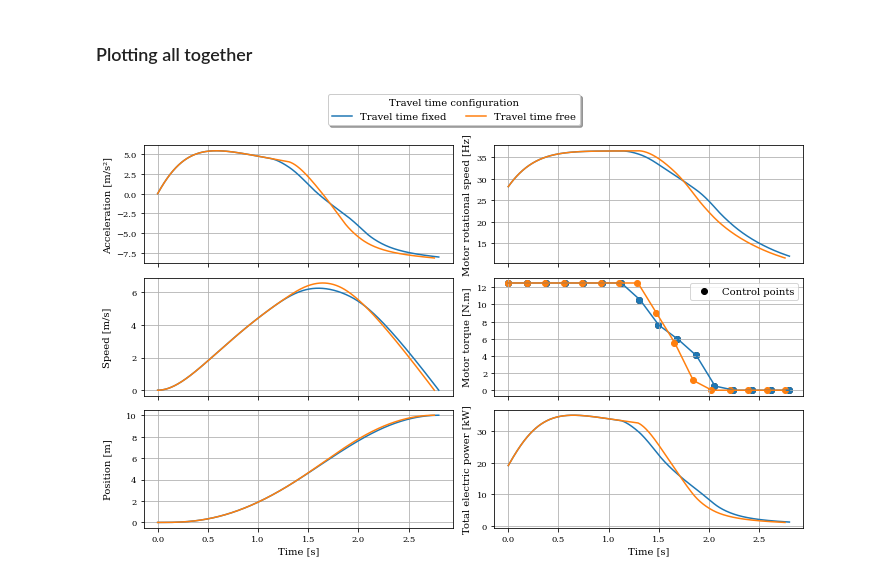
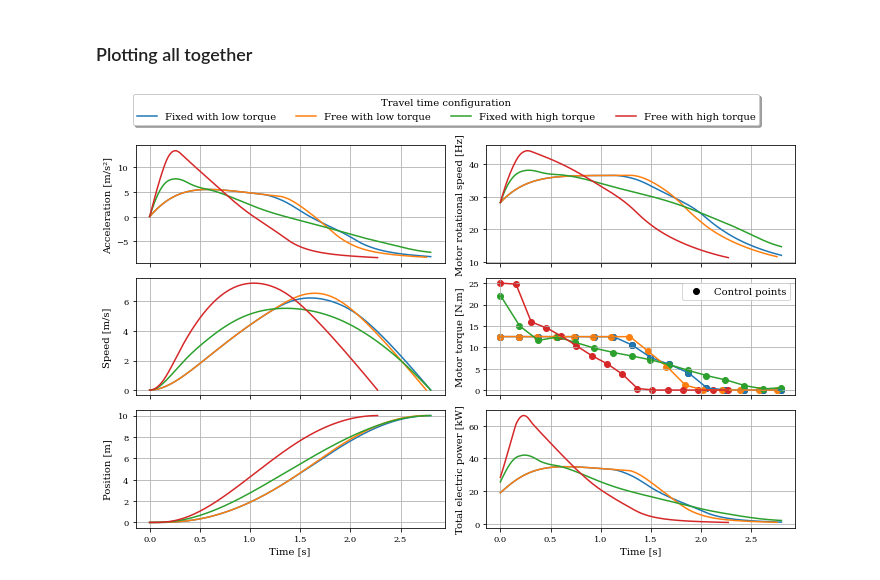
Before and after one commit to SizingLab/multirotor_trajectory_optimization, a Jupyter notebook: openmdao/04_Trajectories.ipynb, the cells around one changed output. Cells and saved outputs as stored; diff of their text form; code cells hidden in the pictures.

Commit message:
Combined trajectory plots

```diff
--- a/openmdao/04_Trajectories.ipynb
+++ b/openmdao/04_Trajectories.ipynb
@@ -515,3 +506,8 @@ VBox(children=(HBox(children=(Button(description='Load', icon='upload', style=Bu
 fig = plot_trajectory(optim_problem_traj_fixed.model.trajectory.trajectory.res, problem=optim_problem_traj_fixed)
 # %% [output]
 [figure]
+# %%
+REF_INPUT_FILE = pth.join(WORK_FOLDER_PATH, 'problem_inputs_traj_time.xml')
+TRAJECTORY_CONFIGURATION_FILE = pth.join(DATA_FOLDER_PATH, 'multirotor_trajectory_free_time_high_torque.toml')
+api.generate_inputs(TRAJECTORY_CONFIGURATION_FILE, REF_INPUT_FILE, overwrite=True)
+optim_problem_traj_high_torque = api.optimize_problem(TRAJECTORY_CONFIGURATION_FILE, overwrite=True)
@@ -517,0 +545,5 @@ fig = plot_trajectory(optim_problem_traj_fixed.model.trajectory.trajectory.res,
+# %%
+REF_INPUT_FILE = pth.join(WORK_FOLDER_PATH, 'problem_inputs_traj_time.xml')
+TRAJECTORY_CONFIGURATION_FILE = pth.join(DATA_FOLDER_PATH, 'multirotor_trajectory_fixed_time_high_torque.toml')
+api.generate_inputs(TRAJECTORY_CONFIGURATION_FILE, REF_INPUT_FILE, overwrite=True)
+optim_problem_traj_fixed_high_torque = api.optimize_problem(TRAJECTORY_CONFIGURATION_FILE, overwrite=True)
@@ -517,0 +577,2 @@ fig = plot_trajectory(optim_problem_traj_fixed.model.trajectory.trajectory.res,
+# %%
+fig = plot_trajectory(optim_problem_traj_fixed_high_torque.model.trajectory.trajectory.res, problem=optim_problem_traj_fixed_high_torque)
@@ -613,33 +676,105 @@ ax5.plot(t, x)
 
 # Motor speed
 ax2.plot(t, n)
 
 # Motor torque
 ax4.plot(t, T)
 if problem:
     ax4.scatter(t0, T0)
 
 # Total electric  power
 ax6.plot(t, power * 1e-3)
 
+res = optim_problem_traj_fixed_high_torque.model.trajectory.trajectory.res
+problem = optim_problem_traj_fixed_high_torque
 
-line_labels = ["Travel time fixed", "Travel time free"]
+t = np.array(res["time"])
+xpp = res["droneMassPropeller.der(xp)"]
+xp = res["droneMassPropeller.xp"]
+x = res["droneMassPropeller.x"]
+n = res["droneMassPropeller.n"]
+T = res["droneMassPropeller.T"]
+power = res["droneMassPropeller.Power"]
+
+if problem:
+    t0 = problem["data:trajectory:time"]
+    T0 = problem["data:trajectory:torque"]
+
+
+# Acceleration
+l3 = ax1.plot(t, xpp)
+
+# Speed
+ax3.plot(t, xp)
+
+# Position
+ax5.plot(t, x)
+
+# Motor speed
+ax2.plot(t, n)
+
+# Motor torque
+ax4.plot(t, T)
+if problem:
+    ax4.scatter(t0, T0)
+
+# Total electric  power
+ax6.plot(t, power * 1e-3)
+
+res = optim_problem_traj_high_torque.model.trajectory.trajectory.res
+problem = optim_problem_traj_high_torque
+
+t = np.array(res["time"])
+xpp = res["droneMassPropeller.der(xp)"]
+xp = res["droneMassPropeller.xp"]
+x = res["droneMassPropeller.x"]
+n = res["droneMassPropeller.n"]
+T = res["droneMassPropeller.T"]
+power = res["droneMassPropeller.Power"]
+
+if problem:
+    t0 = problem["data:trajectory:time"]
+    T0 = problem["data:trajectory:torque"]
+
+
+# Acceleration
+l4 = ax1.plot(t, xpp)
+
+# Speed
+ax3.plot(t, xp)
+
+# Position
+ax5.plot(t, x)
+
+# Motor speed
+ax2.plot(t, n)
+
+# Motor torque
+ax4.plot(t, T)
+if problem:
+    ax4.scatter(t0, T0)
+
+# Total electric  power
+ax6.plot(t, power * 1e-3)
+
+
+line_labels = ["Fixed with low torque", "Free with low torque", "Fixed with high torque", "Free with high torque"]
 
 # Create the legend
 legend = fig.legend([l1, l2, l3, l4],     # The line objects
            labels=line_labels,   # The labels for each line
            loc="lower center",   # Position of legend
            # borderaxespad=0.1,    # Small spacing around legend box
            title="Travel time configuration",  # Title for the legend
            bbox_to_anchor=(0.5, 1.01),
            ncol=4, fancybox=True, shadow=True
            )
 
 fig.align_ylabels()
 fig.tight_layout()
 # plt.legend()
-fig.savefig("trajectories_travel_time_low_torque.pdf", bbox_extra_artists=(legend,), bbox_inches='tight')
+fig.savefig("trajectories_travel_time_and_torque.pdf", bbox_extra_artists=(legend,), bbox_inches='tight')
 
 plt.show()
 # %% [output]
-[figure, old version]
+[figure, new version]
```
Also changed, not shown: parts of 8 cells of this notebook, 3 other files.
